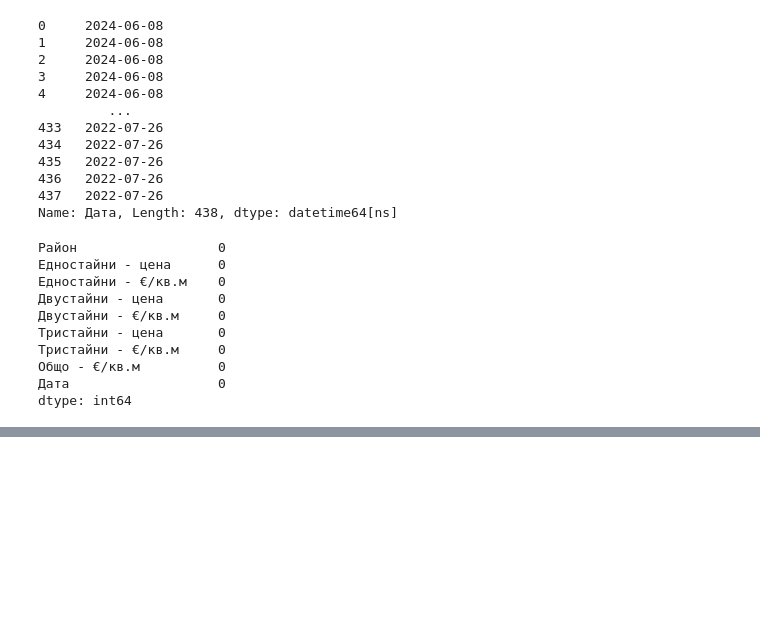
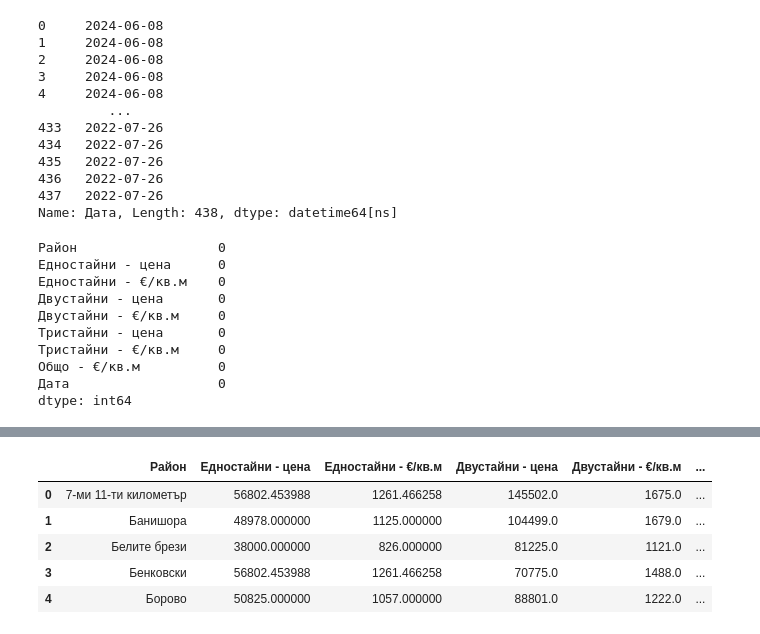
Before and after one commit to GalkaKG/Predicting-Sofia-Real-Estate-Prices, a Jupyter notebook: Predicting Sofia Real Estate Prices.ipynb, the cells around one changed output, grey strips where cells are left out. Saved outputs shown, nothing was run; the diff lists cells and outputs as text; code cells hidden in the pictures; blank space fills up the shorter version.

```diff
--- a/Predicting Sofia Real Estate Prices.ipynb
+++ b/Predicting Sofia Real Estate Prices.ipynb
@@ -372,0 +401,9 @@ All NaNs have been successfully replaced.
+# %%
+second_df.head()
+# %% [output]
+|  | Район | Едностайни - цена | Едностайни - €/кв.м | Двустайни - цена | Двустайни - €/кв.м | ... |
+| 0 | 7-ми 11-ти километър | 56802.453988 | 1261.466258 | 145502.0 | 1675.0 | ... |
+| 1 | Банишора | 48978.000000 | 1125.000000 | 104499.0 | 1679.0 | ... |
+| 2 | Белите брези | 38000.000000 | 826.000000 | 81225.0 | 1121.0 | ... |
+| 3 | Бенковски | 56802.453988 | 1261.466258 | 70775.0 | 1488.0 | ... |
+| 4 | Борово | 50825.000000 | 1057.000000 | 88801.0 | 1222.0 | ... |
```
Also changed, not shown: parts of 6 cells of this notebook.
